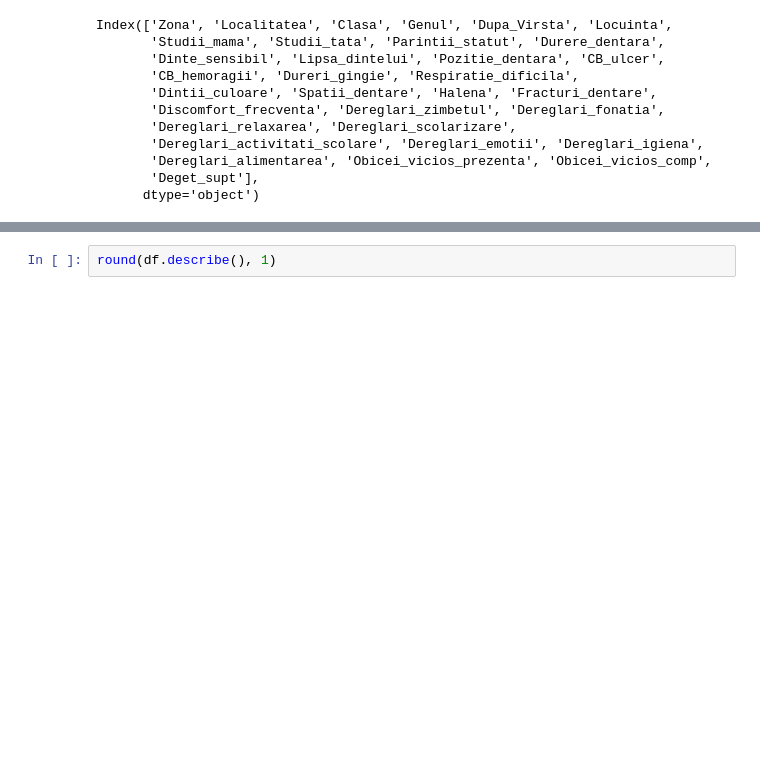
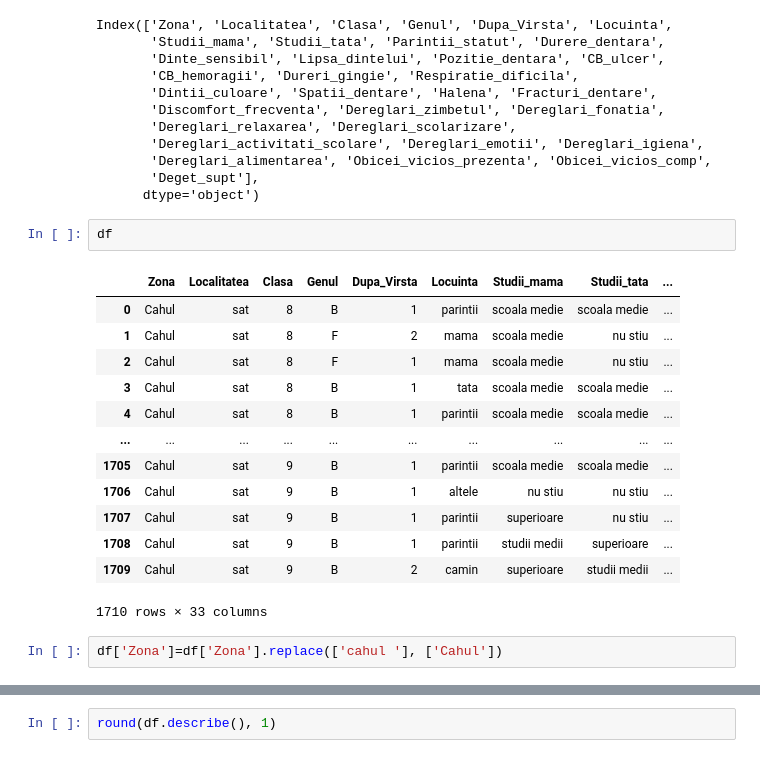
Before and after one commit to arnautoleg/Trifan_Valentina, a Jupyter notebook: Trifan_Valenina_Graphs.ipynb, the cells around one changed output, grey strips where cells are left out. Saved outputs shown, nothing was run; the diff lists cells and outputs as text; blank space fills up the shorter version.

```diff
--- a/Trifan_Valenina_Graphs.ipynb
+++ b/Trifan_Valenina_Graphs.ipynb
@@ -107,3 +107,21 @@ Index(['Zona', 'Localitatea', 'Clasa', 'Genul', 'Dupa_Virsta', 'Locuinta',
        'Dereglari_alimentarea', 'Obicei_vicios_prezenta', 'Obicei_vicios_comp',
        'Deget_supt'],
       dtype='object')
+# %%
+df
+# %% [output]
+|  | Zona | Localitatea | Clasa | Genul | Dupa_Virsta | Locuinta | Studii_mama | Studii_tata | ... |
+| 0 | Cahul | sat | 8 | B | 1 | parintii | scoala medie | scoala medie | ... |
+| 1 | Cahul | sat | 8 | F | 2 | mama | scoala medie | nu stiu | ... |
+| 2 | Cahul | sat | 8 | F | 1 | mama | scoala medie | nu stiu | ... |
+| 3 | Cahul | sat | 8 | B | 1 | tata | scoala medie | scoala medie | ... |
+| 4 | Cahul | sat | 8 | B | 1 | parintii | scoala medie | scoala medie | ... |
+| ... | ... | ... | ... | ... | ... | ... | ... | ... | ... |
+| 1705 | Cahul | sat | 9 | B | 1 | parintii | scoala medie | scoala medie | ... |
+| 1706 | Cahul | sat | 9 | B | 1 | altele | nu stiu | nu stiu | ... |
+| 1707 | Cahul | sat | 9 | B | 1 | parintii | superioare | nu stiu | ... |
+| 1708 | Cahul | sat | 9 | B | 1 | parintii | studii medii | superioare | ... |
+| 1709 | Cahul | sat | 9 | B | 2 | camin | superioare | studii medii | ... |
+1710 rows × 33 columns
+# %%
+df['Zona']=df['Zona'].replace(['cahul '], ['Cahul'])
```
Also changed, not shown: parts of 2 cells of this notebook.
